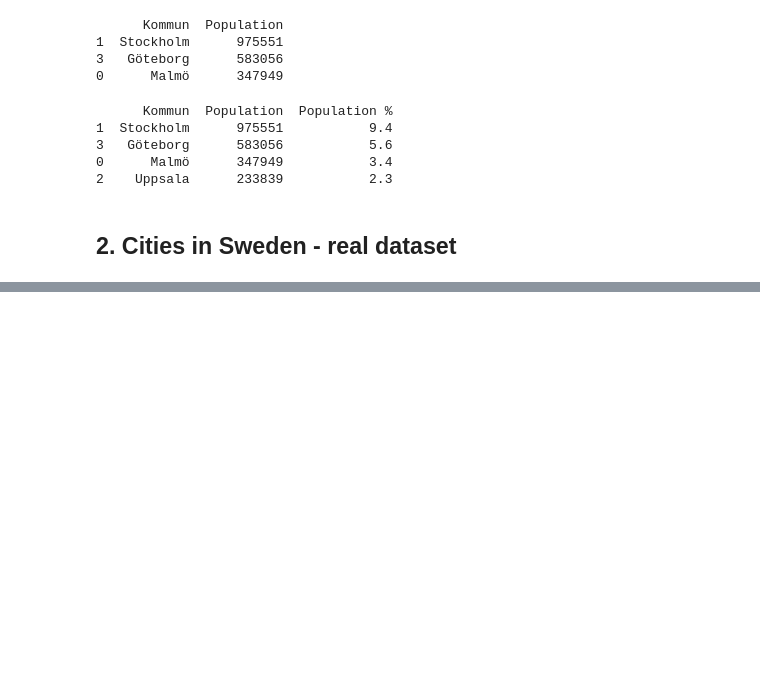
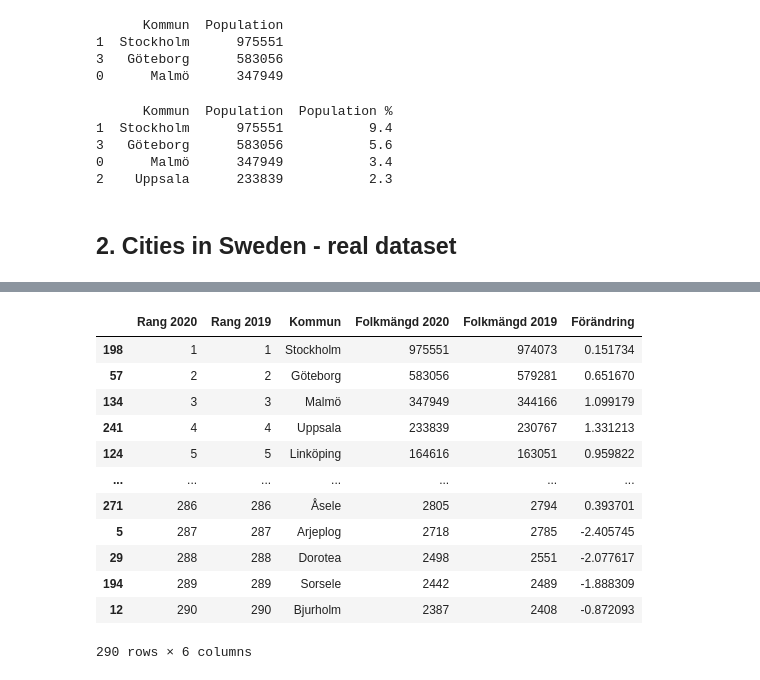
Before and after one commit to eliaselhaddad/Databehandling-Elias-El-Haddad, a Jupyter notebook: Exercises/E00_pandas_basic_syntax.ipynb, the cells around one changed output, grey strips where cells are left out. Drawn from its saved outputs; the diff is of its cells as text; code cells hidden in the pictures; blank space fills up the shorter version.

Commit message:
E00_cities in sweden

```diff
--- a/Exercises/E00_pandas_basic_syntax.ipynb
+++ b/Exercises/E00_pandas_basic_syntax.ipynb
@@ -55,3 +55,11 @@ print(df_sorted)
 2    Uppsala      233839           2.3
 # %% [markdown]
 ## 2. Cities in Sweden - real dataset
+# %%
+import pandas as pd
+# pd.read_excel(path, header = ..., usecols="Letter1:LetterN", sheet_name="...")
+# header = 6 means that the first 6 rows are not part of the data
+# usecols = "A:F" means that we only want to read columns A to F
+# sheet_name = "Totalt" means that we only want to read the sheet named "Totalt"
+df = pd.read_excel("../Data/komtopp50_2020.xlsx", header=6, usecols="A:F", sheet_name="Totalt")
+df.head()
@@ -57,0 +101,3 @@ print(df_sorted)
+# %%
+df.columns = ["Rang 2020", "Rang 2019", "Kommun", "Folkmängd 2020", "Folkmängd 2019", "Förändring"]
+df.head()
@@ -57,0 +111,18 @@ print(df_sorted)
+# %%
+# Sort the cities by population from largest to smallest
+df_sorted = df.sort_values(by="Folkmängd 2020", ascending=False)
+df_sorted
+# %% [output]
+|  | Rang 2020 | Rang 2019 | Kommun | Folkmängd 2020 | Folkmängd 2019 | Förändring |
+| 198 | 1 | 1 | Stockholm | 975551 | 974073 | 0.151734 |
+| 57 | 2 | 2 | Göteborg | 583056 | 579281 | 0.651670 |
+| 134 | 3 | 3 | Malmö | 347949 | 344166 | 1.099179 |
+| 241 | 4 | 4 | Uppsala | 233839 | 230767 | 1.331213 |
+| 124 | 5 | 5 | Linköping | 164616 | 163051 | 0.959822 |
+| ... | ... | ... | ... | ... | ... | ... |
+| 271 | 286 | 286 | Åsele | 2805 | 2794 | 0.393701 |
+| 5 | 287 | 287 | Arjeplog | 2718 | 2785 | -2.405745 |
+| 29 | 288 | 288 | Dorotea | 2498 | 2551 | -2.077617 |
+| 194 | 289 | 289 | Sorsele | 2442 | 2489 | -1.888309 |
+| 12 | 290 | 290 | Bjurholm | 2387 | 2408 | -0.872093 |
+290 rows × 6 columns
```
Also changed, not shown: parts of 8 cells of this notebook, 1 other file.
